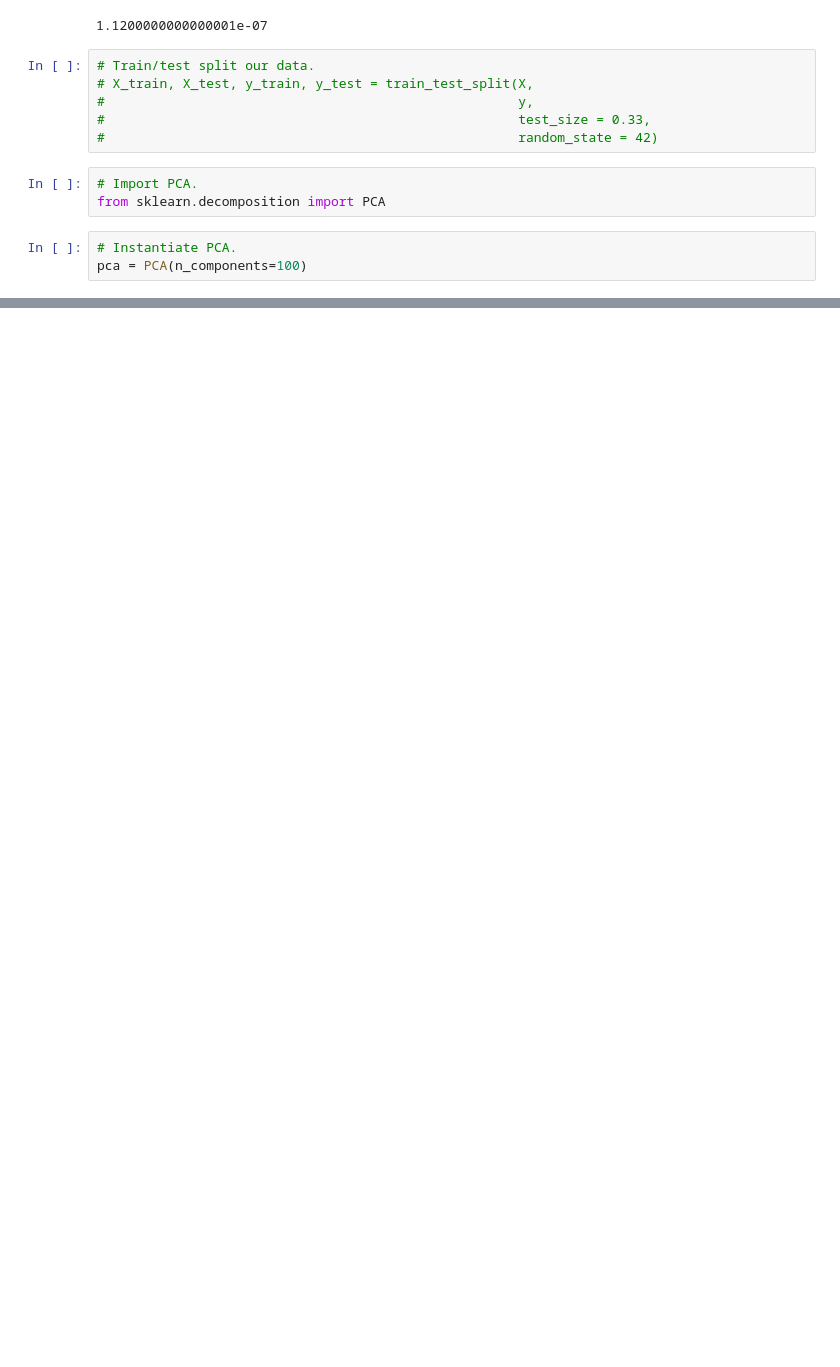
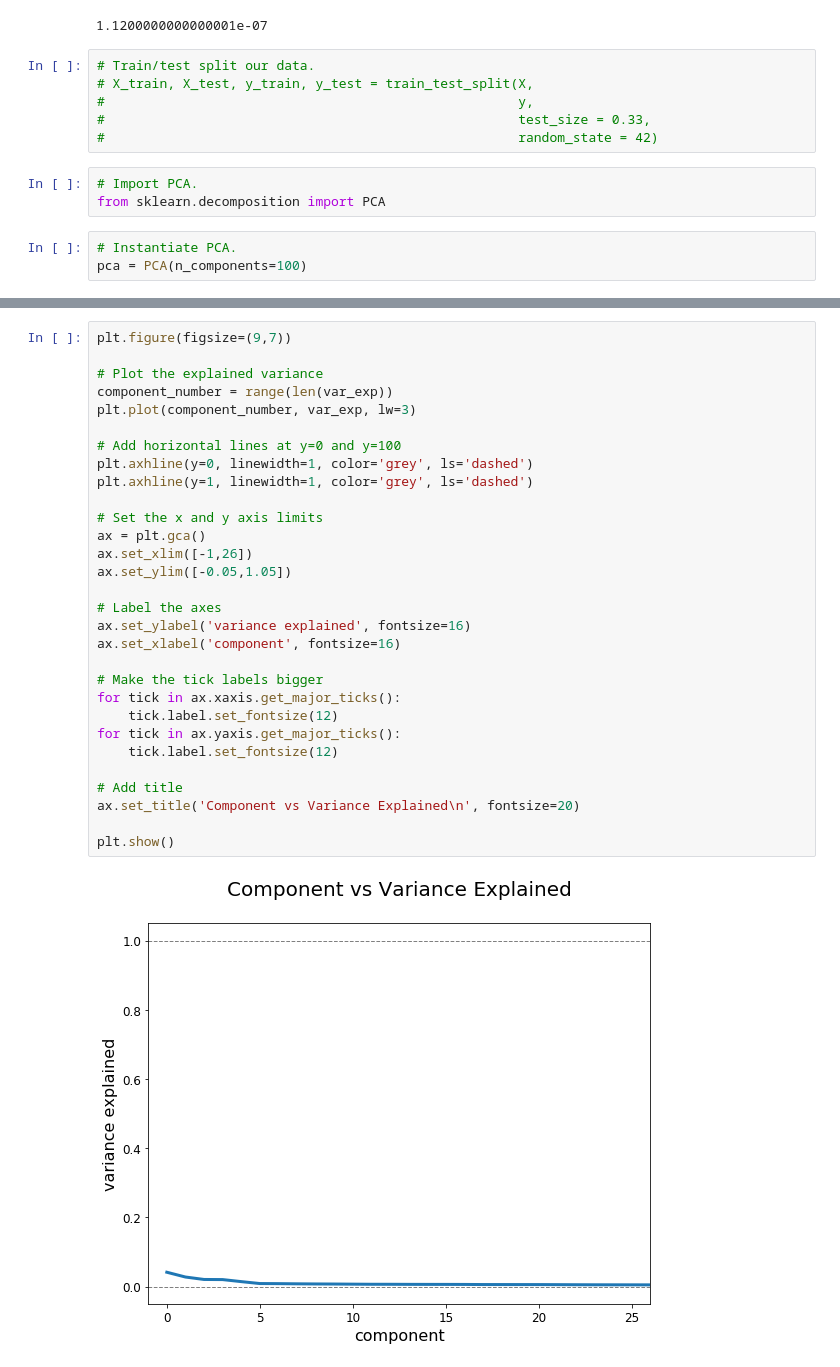
Before and after one commit to newtonsspawn/DSI_Project_4, a Jupyter notebook: james/PCA.ipynb, the cells around one changed output, grey strips where cells are left out. Saved outputs shown, nothing was run; the diff lists cells and outputs as text; blank space fills up the shorter version.

```diff
--- a/james/PCA.ipynb
+++ b/james/PCA.ipynb
@@ -218,0 +328,32 @@ Cumulative explained variance: [0.029 0.049 0.064 0.078 0.089 0.096 0.102 0.108
+# %%
+plt.figure(figsize=(9,7))
+
+# Plot the explained variance
+component_number = range(len(var_exp))
+plt.plot(component_number, var_exp, lw=3)
+
+# Add horizontal lines at y=0 and y=100
+plt.axhline(y=0, linewidth=1, color='grey', ls='dashed')
+plt.axhline(y=1, linewidth=1, color='grey', ls='dashed')
+
+# Set the x and y axis limits
+ax = plt.gca()
+ax.set_xlim([-1,26])
+ax.set_ylim([-0.05,1.05])
+
+# Label the axes
+ax.set_ylabel('variance explained', fontsize=16)
+ax.set_xlabel('component', fontsize=16)
+
+# Make the tick labels bigger
+for tick in ax.xaxis.get_major_ticks():
+    tick.label.set_fontsize(12)
+for tick in ax.yaxis.get_major_ticks():
+    tick.label.set_fontsize(12)
+
+# Add title
+ax.set_title('Component vs Variance Explained\n', fontsize=20)
+
+plt.show()
+# %% [output]
+[figure, added]
```
Also changed, not shown: parts of 47 cells of this notebook, 5 other files.
